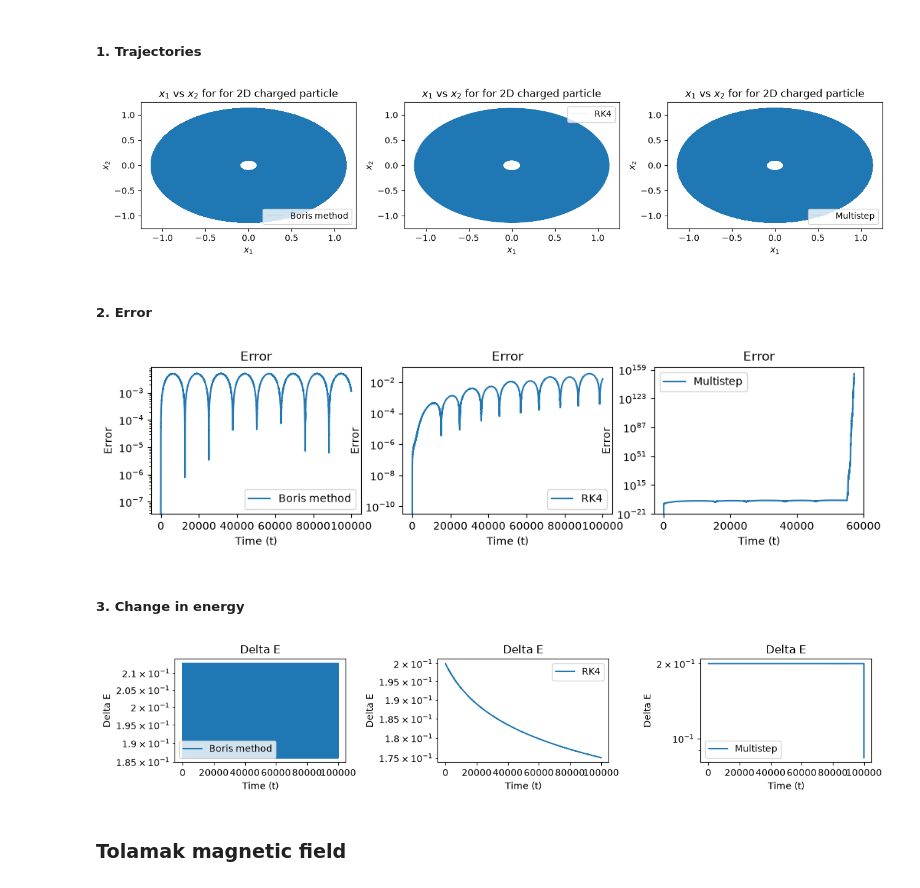
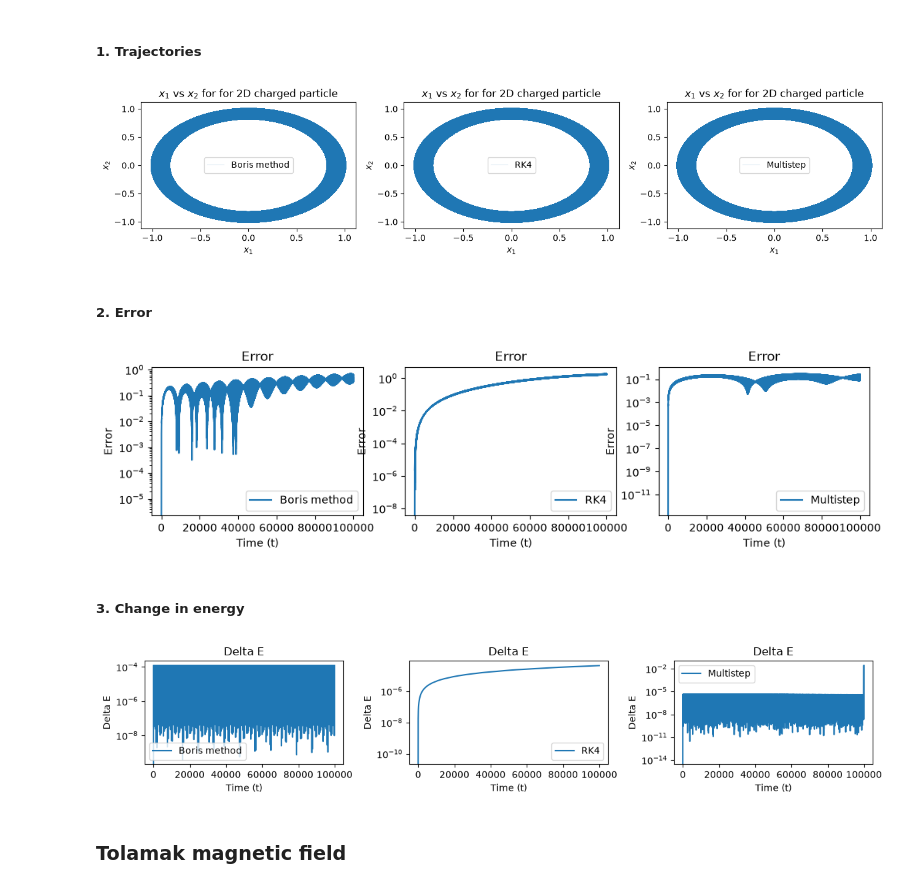
Before and after one commit to einaraarnaes/Project_2_TMA4215, a Jupyter notebook: report.ipynb, the cells around one changed output. Drawn from its saved outputs; the diff is of its cells as text; code cells hidden in the pictures.

Commit message:
Undersøker div feil

```diff
--- a/report.ipynb
+++ b/report.ipynb
@@ -38,7 +38,7 @@ def div_U_2D(x):
     divisor = (x[0]**2+x[1]**2)**(1.5)
     return -0.01*jnp.array([x[0]/divisor, x[1]/divisor, 0])
 
-x_0_2D = np.array([0.0, 0.1, 0.1])
+x_0_2D = np.array([0.0, 1.0, 0.1])  #Her var det [0.0, 0.1, 0.1]
 v_0_2D = np.array([0.09, 0.05, 0.2])
 # %% [markdown]
 ### 3.2: Tokamak magnetic field
@@ -80,9 +80,16 @@ x_0_T = np.array([1.2, 0., 0.0])
 v_0_T = np.array([0, 4.816e-4, -2.059e-3])
 # %%
 # Energy function:
+"""
+def delta_E(x, v, U):
+    return np.abs(0.5 * np.sum(v**2, axis=1) + np.apply_along_axis(U, 1, x) - 0.5 * np.sum(v[0]**2) + U(x[0]))
+
+"""
+#Virker som fortegnet over her er feil... Den under er good ifølge chat :)
 
 def delta_E(x, v, U):
-    return np.abs(0.5 * np.sum(v**2, axis=1) + np.apply_along_axis(U, 1, x) - 0.5 * np.sum(v[0]**2) + U(x[0]))
+    E = 0.5 * np.sum(v**2, axis=1) + np.apply_along_axis(U, 1, x)
+    return np.abs(E - E[0])
 # %% [markdown]
 ## 4: Implementation of methods
 # %% [markdown]
@@ -332,11 +339,10 @@ def solve_ivp_reference(x0, v0, T, t_eval, B, div_U):
 t_2D_boris, x_2D_boris, v_2D_boris = Boris_Method(x_0_2D, v_0_2D, T, h, B_2D, div_U_2D)
 t_2D_RK, x_2D_RK, v_2D_RK = RK_4(x_0_2D, v_0_2D, T, h, B_2D, div_U_2D)
 
-#For multistep we cant get a nice solution without reducing the stap size to 0.01...
-t_2D_multi, x_2D_multi, v_2D_multi = multistep(x_0_2D, v_0_2D, T, 0.01, A_2D, div_U_2D)
-t_2D_multi = t_2D_multi[::10]
-x_2D_multi = x_2D_multi[::10, :]
-v_2D_multi = v_2D_multi[::10, :]
+
+t_2D_multi, x_2D_multi, v_2D_multi = multistep(x_0_2D, v_0_2D, T, 0.1, A_2D, div_U_2D)
+x_2D_multi = x_2D_multi[:-1]
+v_2D_multi = v_2D_multi[:-1]
 # %%
 # Reference solution and error
 u0 = jnp.concatenate((x_0_2D, v_0_2D))
@@ -366,14 +372,14 @@ for ax in axs:
 plt.tight_layout()
 plt.show()
 # %% [output]
-[figure, old version]
+[figure, new version]
 # %% [markdown]
 ##### 2. Error
 # %%
 fig, axs = plt.subplots(nrows = 1, ncols = 3, figsize = (12, 2.5))
 axs[0].semilogy(t_2D_reference, error_2D_boris, label = "Boris method")
 axs[1].semilogy(t_2D_reference, error_2D_RK, label = "RK4")
-axs[2].semilogy(t_2D_reference, error_2D_multi, label = "Multistep")
+axs[2].semilogy(t_2D_reference[:-1], error_2D_multi, label = "Multistep")
 
 for ax in axs:
     ax.set(xlabel = "Time (t)", ylabel = "Error", title = "Error")
@@ -381,23 +387,23 @@ for ax in axs:
 
 plt.show()
 # %% [output]
-[figure, old version]
+[figure, new version]
 # %% [markdown]
 ##### 3. Change in energy
 # %%
 fig, axs = plt.subplots(nrows = 1, ncols = 3, figsize = (12, 2.5))
 axs[0].semilogy(t_2D_reference, delta_E_2D_boris, label = "Boris method")
 axs[1].semilogy(t_2D_reference, delta_E_2D_RK, label = "RK4")
-axs[2].semilogy(t_2D_reference, delta_E_2D_multi, label = "Multistep")
+axs[2].semilogy(t_2D_reference[:-1], delta_E_2D_multi, label = "Multistep")
 
 for ax in axs:
     ax.set(xlabel = "Time (t)", ylabel = "Delta E", title = "Delta E")
     ax.legend()
 
 plt.tight_layout()
 plt.show()
 # %% [output]
-[figure, old version]
+[figure, new version]
 # %% [markdown]
 ### Tolamak magnetic field
 # %%
```
Also changed, not shown: parts of 7 cells of this notebook.
